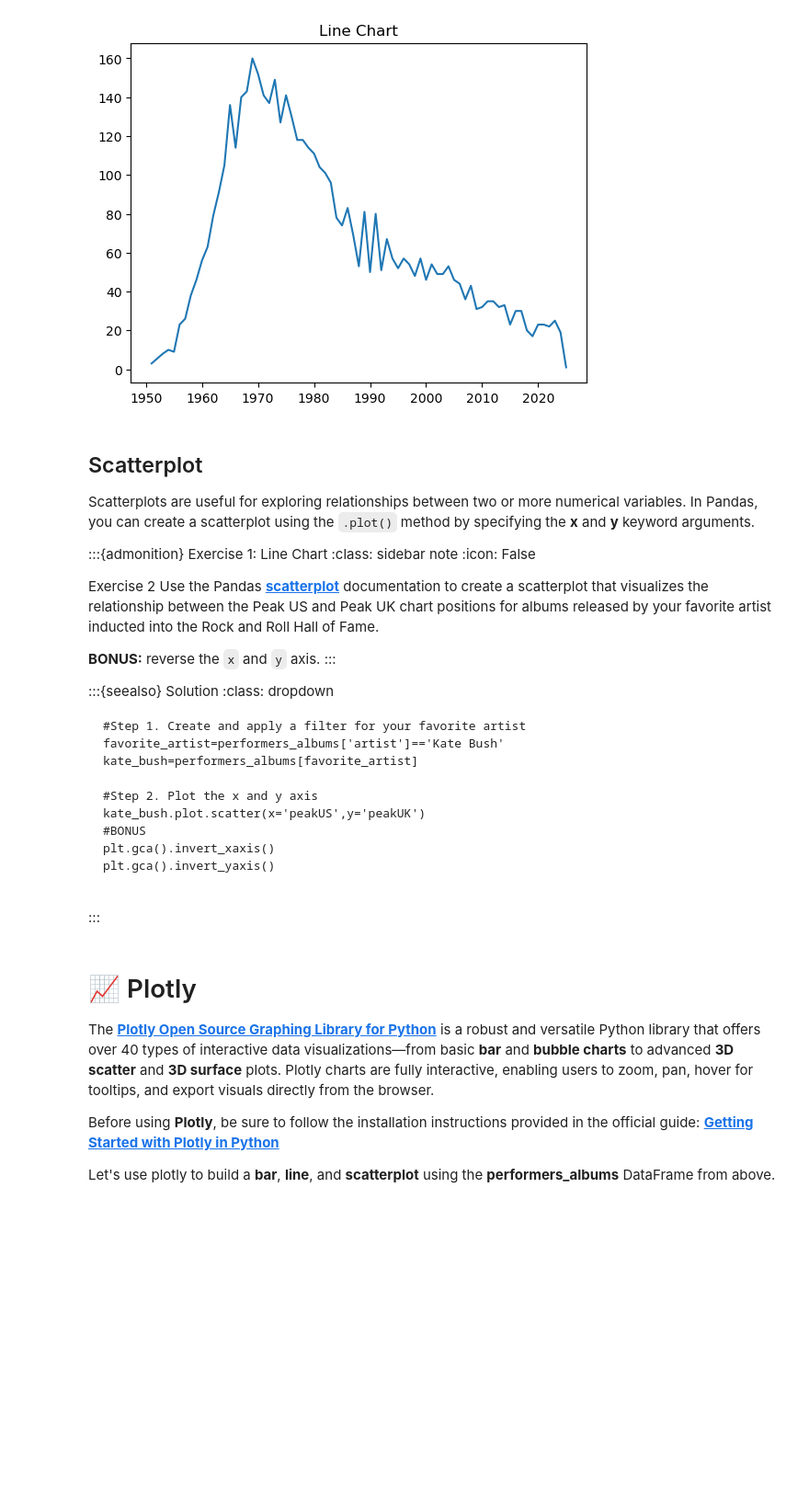
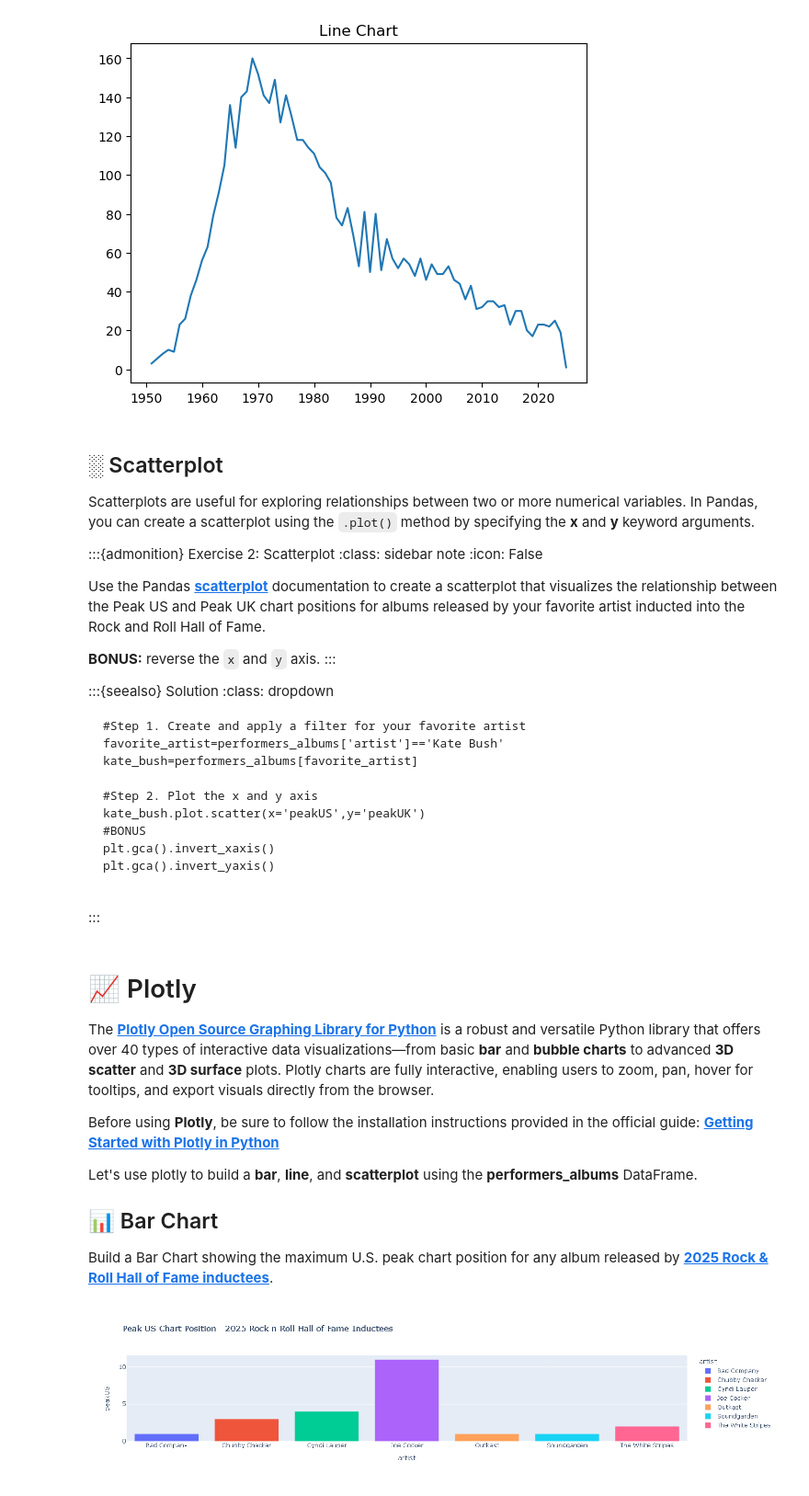
Before and after one commit to OSU-Libraries-Research-Services/data_visualization, a Jupyter notebook: python_data_visualization.ipynb, the cells around one changed output. Shown: that part at 92% size. Cells and saved outputs as stored; diff of their text form; code cells hidden in the pictures; blank space fills up the shorter version.

```diff
--- a/python_data_visualization.ipynb
+++ b/python_data_visualization.ipynb
@@ -307,16 +307,15 @@ performers_albums.groupby('Release year')['album_title'].count().plot(kind='line
 <Axes: title={'center': 'Line Chart'}>
 [figure]
 # %% [markdown]
-## Scatterplot
+## ░ Scatterplot
 
 Scatterplots are useful for exploring relationships between two or more numerical variables. In Pandas, you can create a scatterplot using the `.plot()` method by specifying the **x** and **y** keyword arguments.
 
 
-:::{admonition} Exercise 1: Line Chart
+:::{admonition} Exercise 2: Scatterplot
 :class: sidebar note
 :icon: False
 
-Exercise 2
 Use the Pandas __[scatterplot](https://pandas.pydata.org/docs/reference/api/pandas.DataFrame.plot.scatter.html#pandas.DataFrame.plot.scatter)__ documentation to create a scatterplot that visualizes the relationship between the Peak US and Peak UK chart positions for albums released by your favorite artist inducted into the Rock and Roll Hall of Fame.
 
 **BONUS:** reverse the `x` and `y` axis.
@@ -346,4 +345,19 @@ The __[Plotly Open Source Graphing Library for Python](https://plotly.com/python
 
 Before using **Plotly**, be sure to follow the installation instructions provided in the official guide: __[Getting Started with Plotly in Python](https://plotly.com/python/getting-started/)__
 
-Let's use plotly to build a **bar**, **line**, and **scatterplot** using the **performers_albums** DataFrame from above.
+Let's use plotly to build a **bar**, **line**, and **scatterplot** using the **performers_albums** DataFrame.
+
+## 📊 Bar Chart
+
+Build a Bar Chart showing the maximum U.S. peak chart position for any album released by __[2025 Rock & Roll Hall of Fame inductees](https://en.wikipedia.org/wiki/List_of_Rock_and_Roll_Hall_of_Fame_inductees)__.
+# %%
+import plotly.express as px
+
+#We already have a filtered DataFrame for the 2025 inductees. Since the highest chart position is 1, we need to tell Pandas to find the minimum peakUS chart position for each artist.
+agg_performers_albums_filtered=performers_albums_filtered.groupby('artist', as_index=False)['peakUS'].min()
+
+#Now we build our bar chart
+fig=px.bar(agg_performers_albums_filtered, x='artist', y='peakUS', title="Peak US Chart Position \n 2025 Rock n Roll Hall of Fame Inductees", color='artist')
+fig.show()
+# %% [output]
+[figure, added]
```
Also changed, not shown: parts of 14 cells of this notebook, 1 other file.
